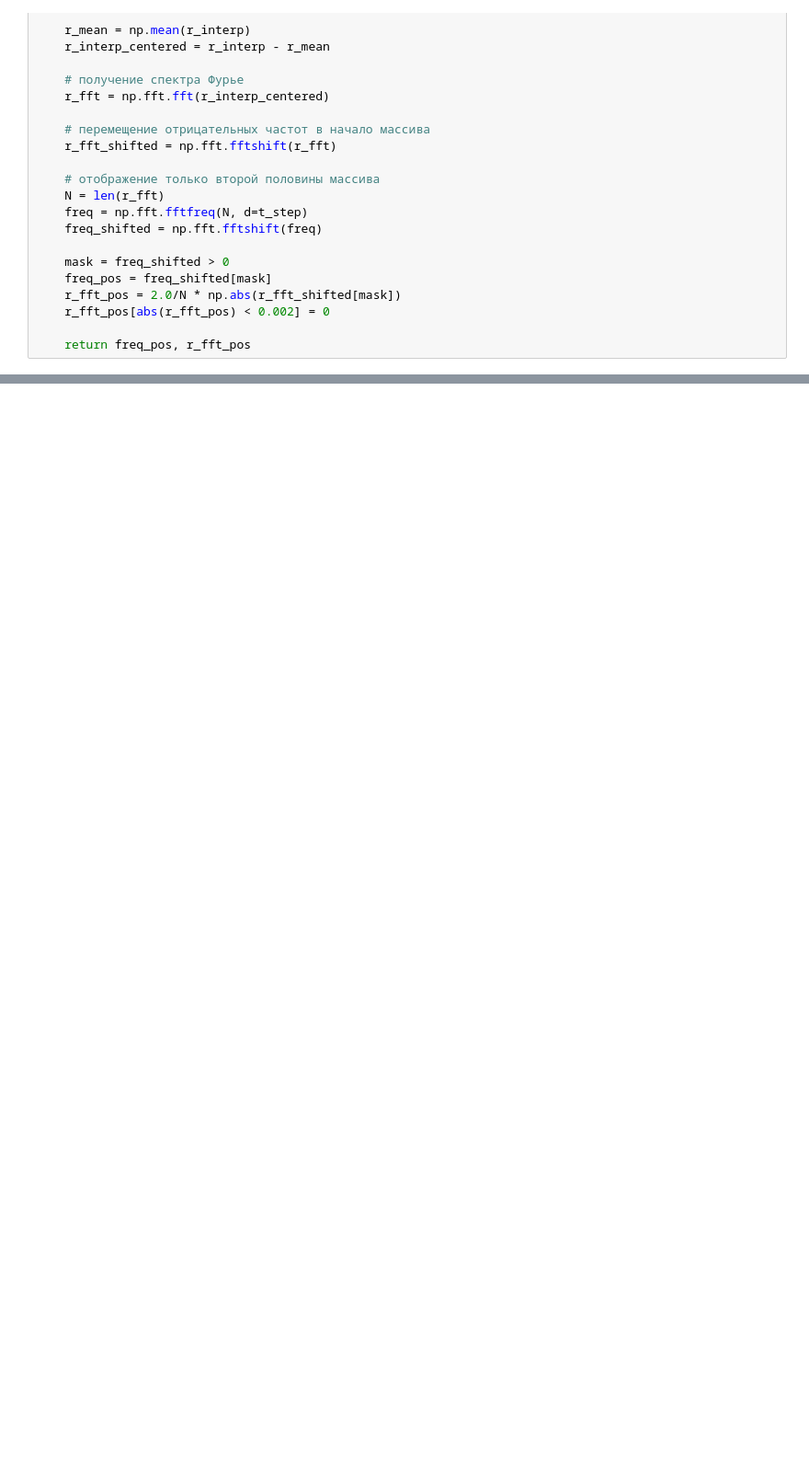
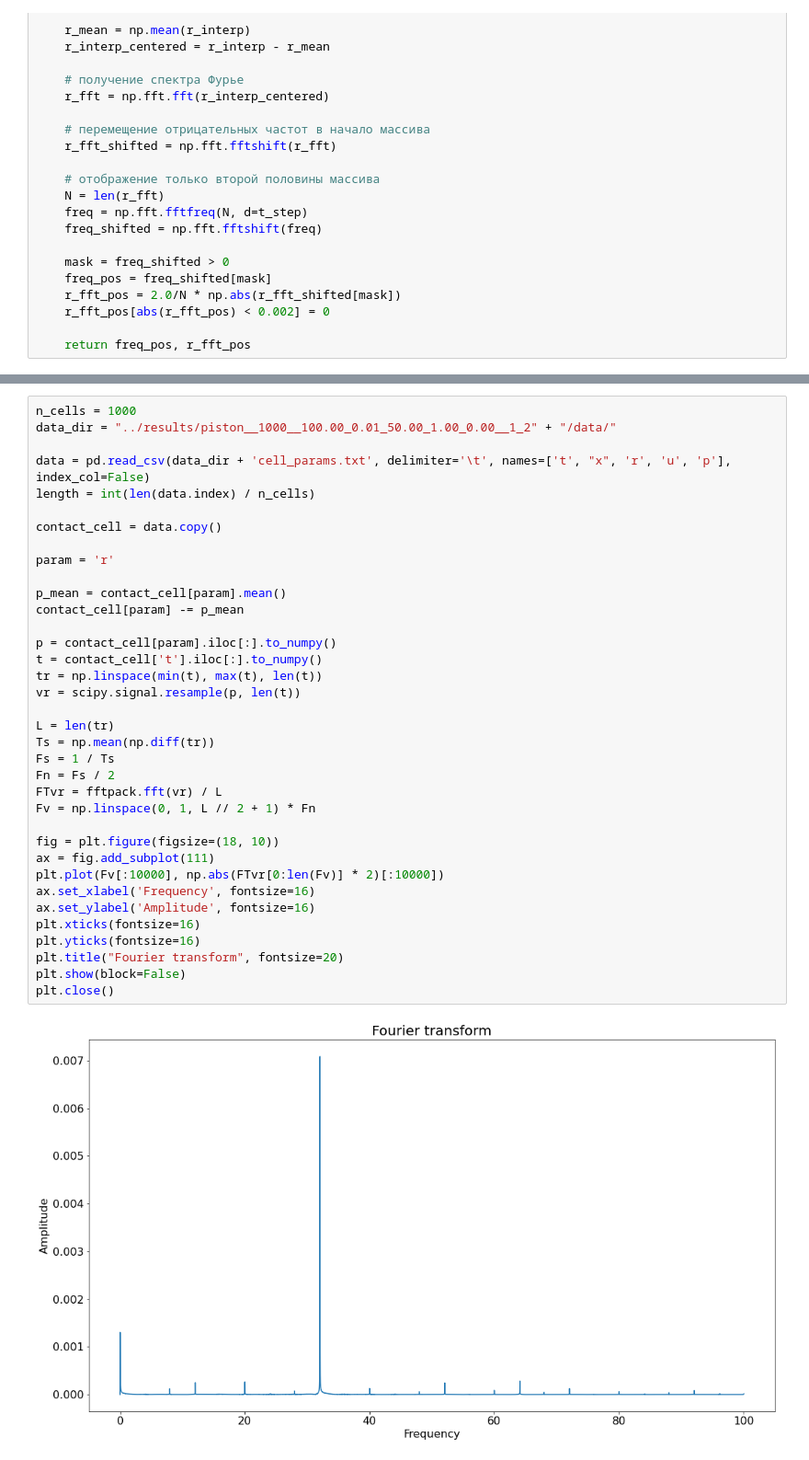
Before and after one commit to nelly125/CP_5th_course, a Jupyter notebook: Godunov_solver/Jupyter notebooks/Fourier transform.ipynb, the cells around one changed output, grey strips where cells are left out. Shown: that part at 92% size. Cells and saved outputs as stored; diff of their text form; blank space fills up the shorter version.

```diff
--- a/Godunov_solver/Jupyter notebooks/Fourier transform.ipynb
+++ b/Godunov_solver/Jupyter notebooks/Fourier transform.ipynb
@@ -201,0 +301,38 @@ fig.write_image(dir_name+"/plots/fourier_transform_" + parameters[parameter] + "
+# %%
+n_cells = 1000
+data_dir = "../results/piston__1000__100.00_0.01_50.00_1.00_0.00__1_2" + "/data/"
+
+data = pd.read_csv(data_dir + 'cell_params.txt', delimiter='\t', names=['t', "x", 'r', 'u', 'p'], index_col=False)
+length = int(len(data.index) / n_cells)
+
+contact_cell = data.copy()
+
+param = 'r'
+
+p_mean = contact_cell[param].mean()
+contact_cell[param] -= p_mean
+
+p = contact_cell[param].iloc[:].to_numpy()
+t = contact_cell['t'].iloc[:].to_numpy()
+tr = np.linspace(min(t), max(t), len(t))
+vr = scipy.signal.resample(p, len(t))
+
+L = len(tr)
+Ts = np.mean(np.diff(tr))
+Fs = 1 / Ts
+Fn = Fs / 2
+FTvr = fftpack.fft(vr) / L
+Fv = np.linspace(0, 1, L // 2 + 1) * Fn
+
+fig = plt.figure(figsize=(18, 10))
+ax = fig.add_subplot(111)
+plt.plot(Fv[:10000], np.abs(FTvr[0:len(Fv)] * 2)[:10000])
+ax.set_xlabel('Frequency', fontsize=16)
+ax.set_ylabel('Amplitude', fontsize=16)
+plt.xticks(fontsize=16)
+plt.yticks(fontsize=16)
+plt.title("Fourier transform", fontsize=20)
+plt.show(block=False)
+plt.close()
+# %% [output]
+[figure, added]
```
Also changed, not shown: parts of 11 cells of this notebook, 36 other files.
